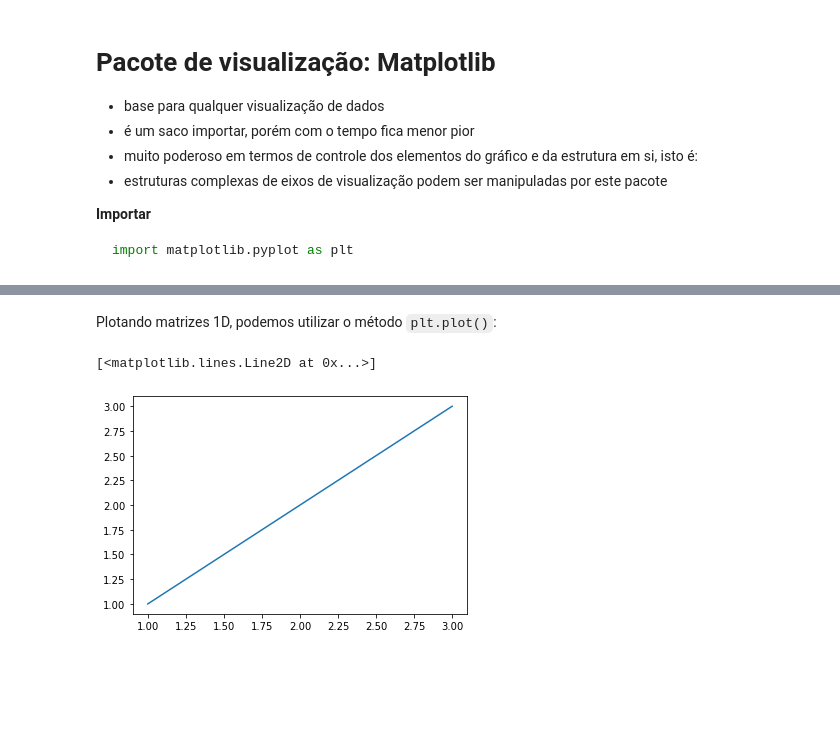
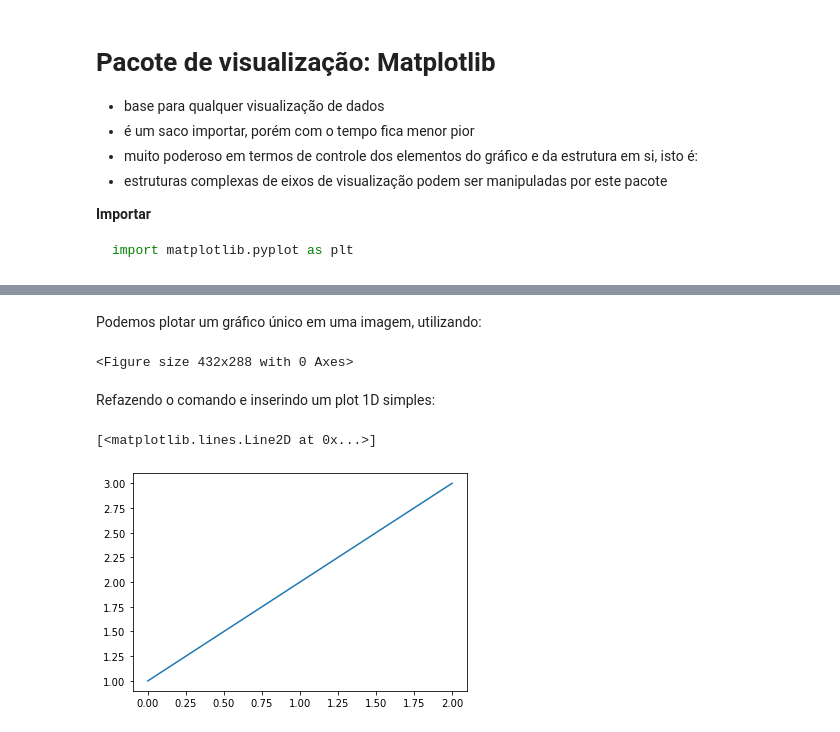
Before and after one commit to nilodna/python-basico, a Jupyter notebook: material_acompanhamento/lecture03.ipynb, the cells around one changed output, grey strips where cells are left out. Saved outputs shown, nothing was run; the diff lists cells and outputs as text; code cells hidden in the pictures; blank space fills up the shorter version.

````diff
--- a/material_acompanhamento/lecture03.ipynb
+++ b/material_acompanhamento/lecture03.ipynb
@@ -296,10 +296,20 @@ import matplotlib.pyplot as plt
 
 # quando usando notebook, use o comando abaixo para exibir as figuras no proprio arquivo:
 %matplotlib inline
-# %% [markdown]
-Plotando matrizes 1D, podemos utilizar o método ```plt.plot()```:
-# %%
-plt.plot(V,V)
-# %% [output]
-[<matplotlib.lines.Line2D at 0x...>]
-[figure, removed]
+# %% [markdown]
+Podemos plotar um gráfico único em uma imagem, utilizando:
+# %%
+# iniciamos (instanciar) uma nova figura
+fig = plt.figure()
+
+# note que, como nada foi plotado efetivamente, nada aparece aqui embaixo.
+# %% [output]
+<Figure size 432x288 with 0 Axes>
+# %% [markdown]
+Refazendo o comando e inserindo um plot 1D simples:
+# %%
+fig = plt.figure()
+plt.plot([1,2,3])
+# %% [output]
+[<matplotlib.lines.Line2D at 0x...>]
+[figure, added]
````
Also changed, not shown: parts of 26 cells of this notebook, 1 other file.
